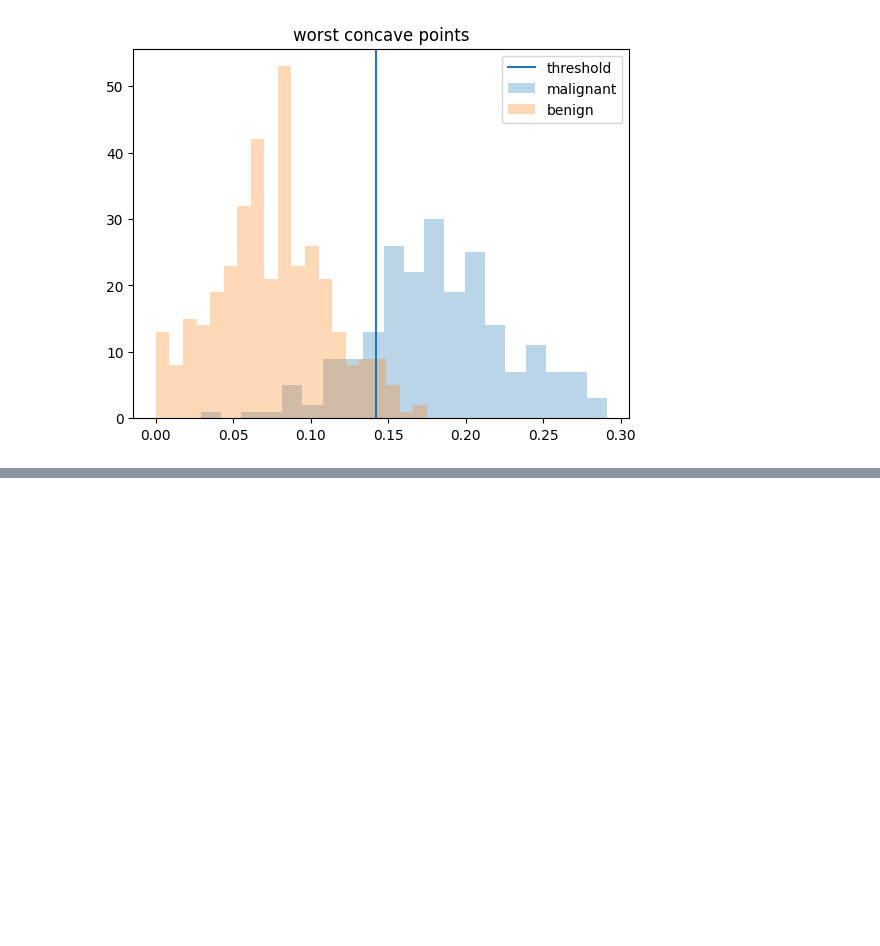
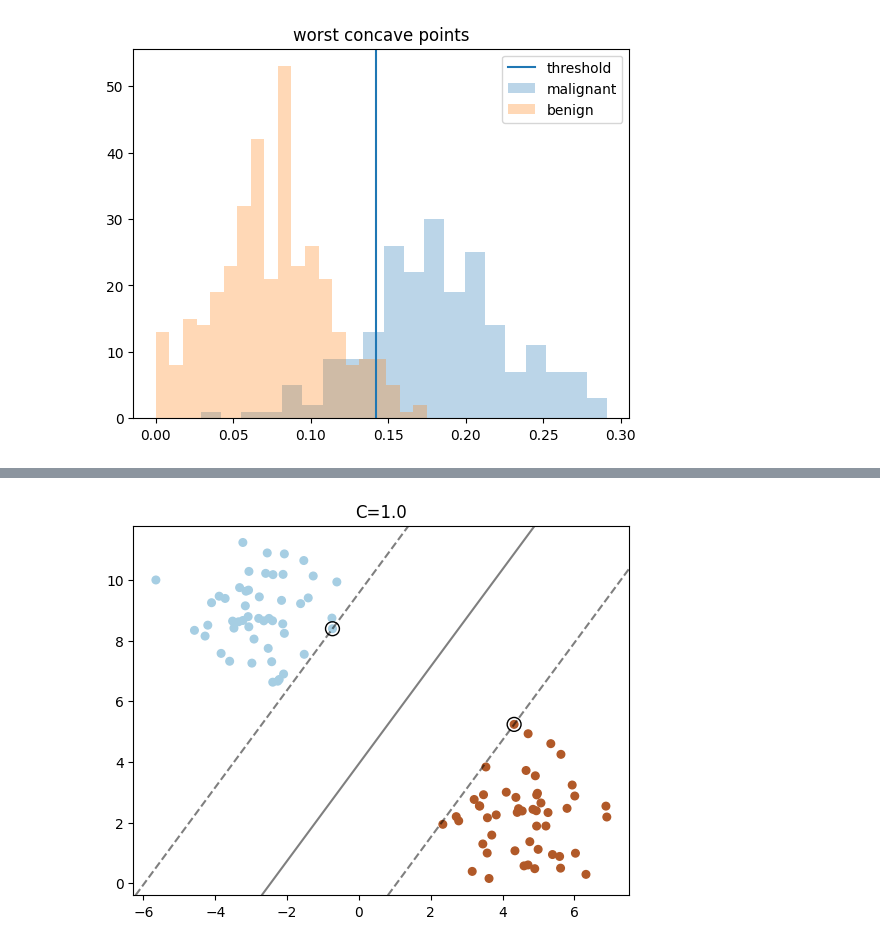
Before and after one commit to insu97/TIL, a Jupyter notebook: ML/2024-12/2024-12-21-TIL.ipynb, the cells around one changed output, grey strips where cells are left out. Drawn from its saved outputs; the diff is of its cells as text; code cells hidden in the pictures; blank space fills up the shorter version.

```diff
--- a/ML/2024-12/2024-12-21-TIL.ipynb
+++ b/ML/2024-12/2024-12-21-TIL.ipynb
@@ -209,0 +228,36 @@ feature importance :  0.06565079001137543
+# %%
+def make_xy_grid(xlim, ylim, n_points):
+    #   1. x, y 각각이 일정 간격으로 변화하는 grid를 생성
+    xx = np.linspace(*xlim, n_points)
+    yy = np.linspace(*ylim, n_points)
+    YY, XX = np.meshgrid(yy, xx)
+
+    #   2. grid 위의 900개 점 좌표들을 순서대로 나타낸 array
+    xy = np.stack([XX.reshape(-1), YY.reshape(-1)], axis=1)  # shape: (n^2, 2)
+    return XX, YY, xy
+# %%
+# 생성한 데이터로 SVM 분류기 모델 학습
+clf = SVC(kernel='linear', C=1.0)
+clf.fit(X, y)
+
+# 데이터셋 산점도 시각화
+plt.scatter(X[:,0], X[:,1], c=y, s=30, cmap=plt.cm.Paired)
+
+# 시각화를 위해 x, y값 범위를 확인
+ax = plt.gca()
+xlim = ax.get_xlim()
+ylim = ax.get_ylim()
+
+# 모델의 결정 경계 시각화
+XX, YY, xy = make_xy_grid(xlim, ylim, 30)
+Z = clf.decision_function(xy).reshape(XX.shape)
+
+# 위에서 생성한 결정경계와 마진 시각화
+ax.contour(XX, YY, Z, colors='k', levels=[-1, 0, 1], alpha=0.5, linestyles=['--', '-', '--'])
+
+# 서포트 벡터를 표시
+ax.scatter(clf.support_vectors_[:, 0], clf.support_vectors_[:, 1], s=100, linewidth=1, facecolors='none', edgecolors='k')
+plt.title('C=1.0')
+plt.show()
+# %% [output]
+[figure, added]
```
Also changed, not shown: parts of 7 cells of this notebook.
